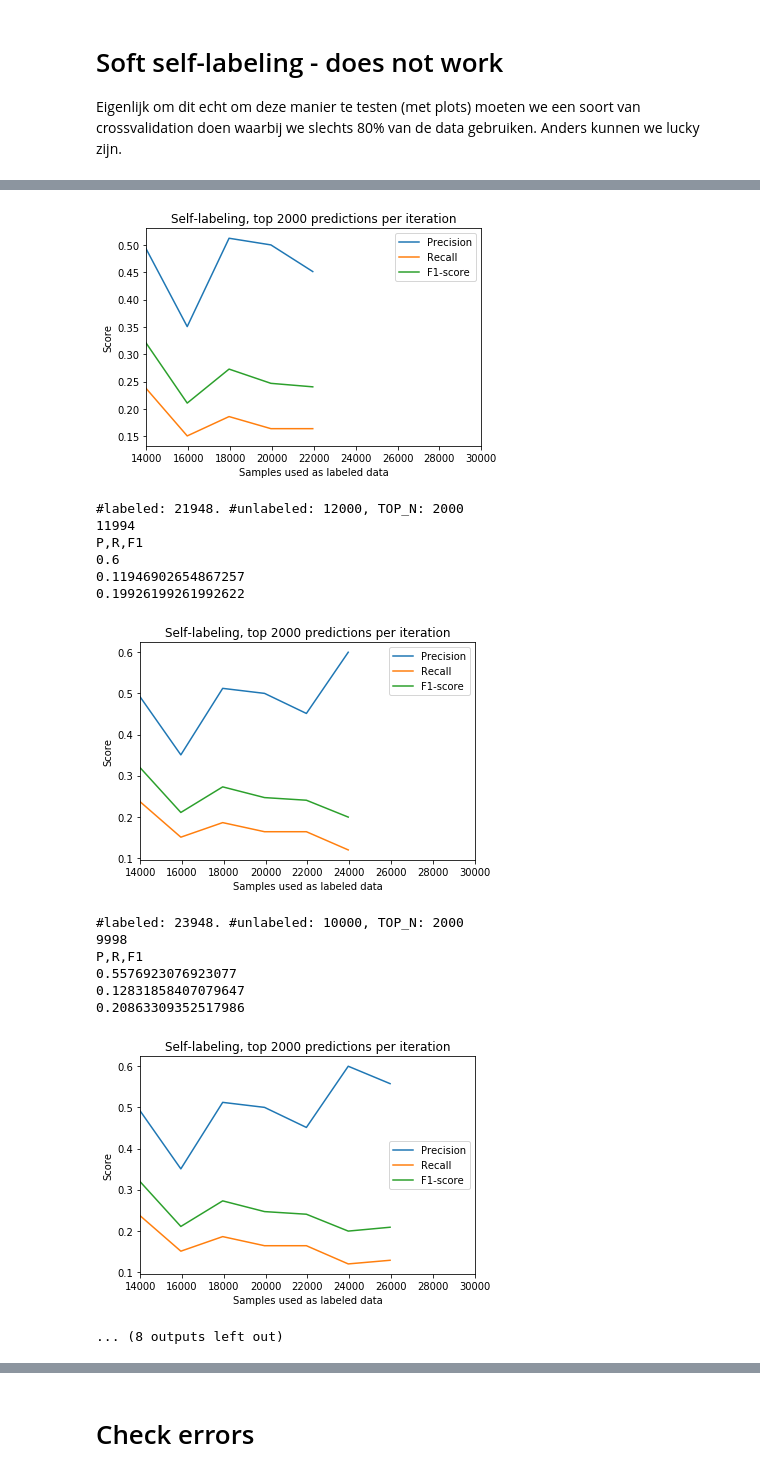
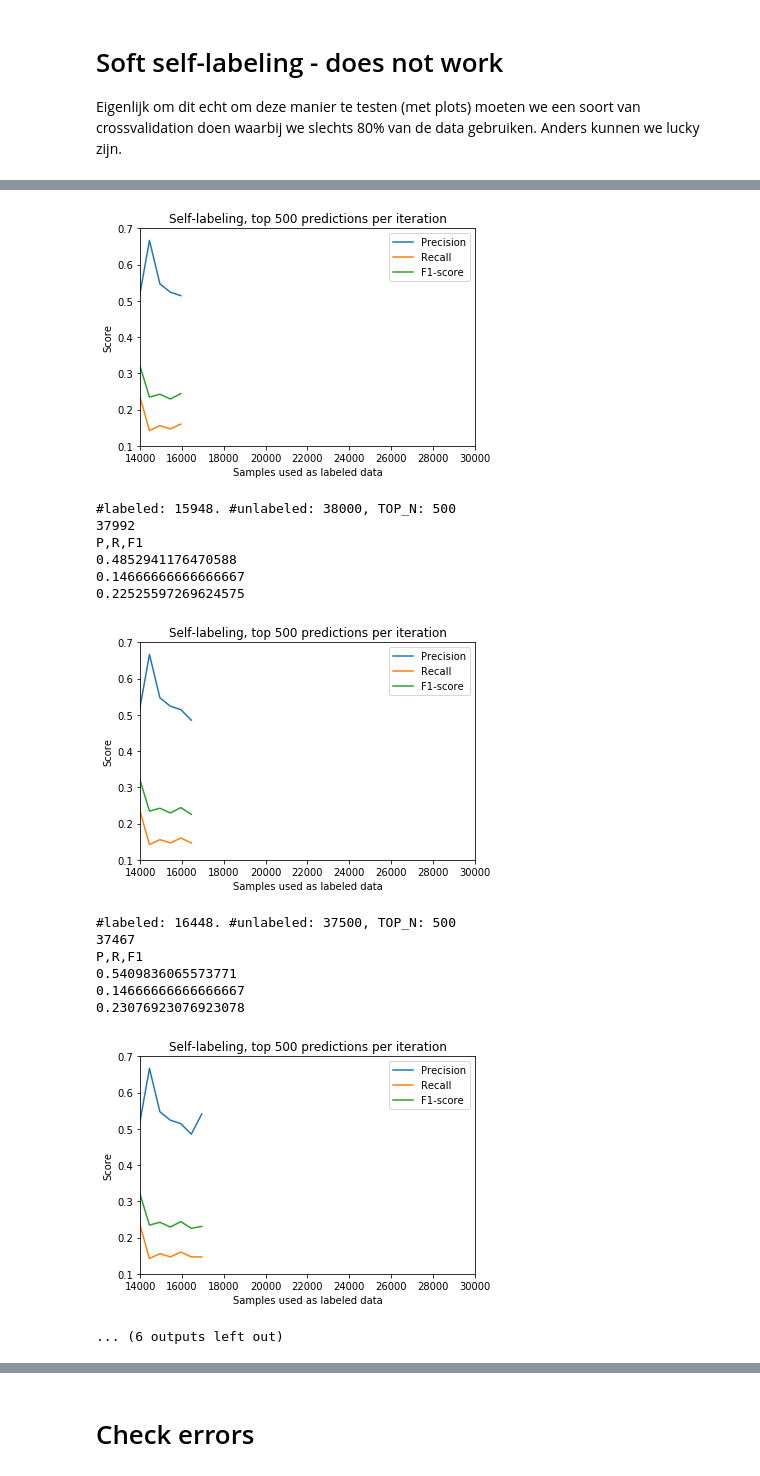
Before and after one commit to Joostrothweiler/politags, a Jupyter notebook: notebooks/experiments/Topics Domain Adapt.ipynb, the cells around one changed output, grey strips where cells are left out. Cells and saved outputs as stored; diff of their text form; code cells hidden in the pictures.

```diff
--- a/notebooks/experiments/Topics Domain Adapt.ipynb
+++ b/notebooks/experiments/Topics Domain Adapt.ipynb
@@ -173,7 +173,7 @@ def evaluate_target_domain(transformer, mlb, clf, corpus, labels):
     X = transformer.transform(corpus)
     y = mlb.transform(labels)
 
-    y_pred = predict_multi_always(clf, X)
+    y_pred = clf.predict(X)
 
     p = precision_score(y, y_pred, average='micro')
     r = recall_score(y, y_pred, average='micro')
@@ -306,6 +306,7 @@ def adapt_domain(step, transformer, mlb, clf, c_labeled_param, l_labeled_param,
         plt.ylabel('Score')
         plt.xlim(xmax=30000)
         plt.xlim(xmin=14000)
+        plt.ylim(ymin=0.1,ymax=0.7)
         plt.title('Self-labeling, top {} predictions per iteration'.format(step))
         plt.legend()
         plt.show()
@@ -315,6 +316,6 @@ def adapt_domain(step, transformer, mlb, clf, c_labeled_param, l_labeled_param,
 
 t, m, c = train_clf(source_corpus, source_labels)
 
-clf_adapted = adapt_domain(2000, t, m, c, source_corpus, source_labels, target_corpus, target_labels, unlabeled_corpus)
+clf_adapted = adapt_domain(500, t, m, c, source_corpus, source_labels, target_corpus, target_labels, unlabeled_corpus)
 # %% [output]
 P,R,F1
@@ -351,16 +352,16 @@ P,R,F1
-[figure, old version]
+[figure, new version]
-#labeled: 21948. #unlabeled: 12000, TOP_N: 2000
-11994
+#labeled: 15948. #unlabeled: 38000, TOP_N: 500
+37992
 P,R,F1
-0.6
-0.11946902654867257
-0.19926199261992622
+0.4852941176470588
+0.14666666666666667
+0.22525597269624575
-[figure, old version]
+[figure, new version]
-#labeled: 23948. #unlabeled: 10000, TOP_N: 2000
-9998
+#labeled: 16448. #unlabeled: 37500, TOP_N: 500
+37467
 P,R,F1
-0.5576923076923077
-0.12831858407079647
-0.20863309352517986
+0.5409836065573771
+0.14666666666666667
+0.23076923076923078
-[figure, old version]
+[figure, new version]
-... (8 outputs left out)
+... (6 outputs left out)
```
Also changed, not shown: parts of 15 cells of this notebook, 13 other files.
